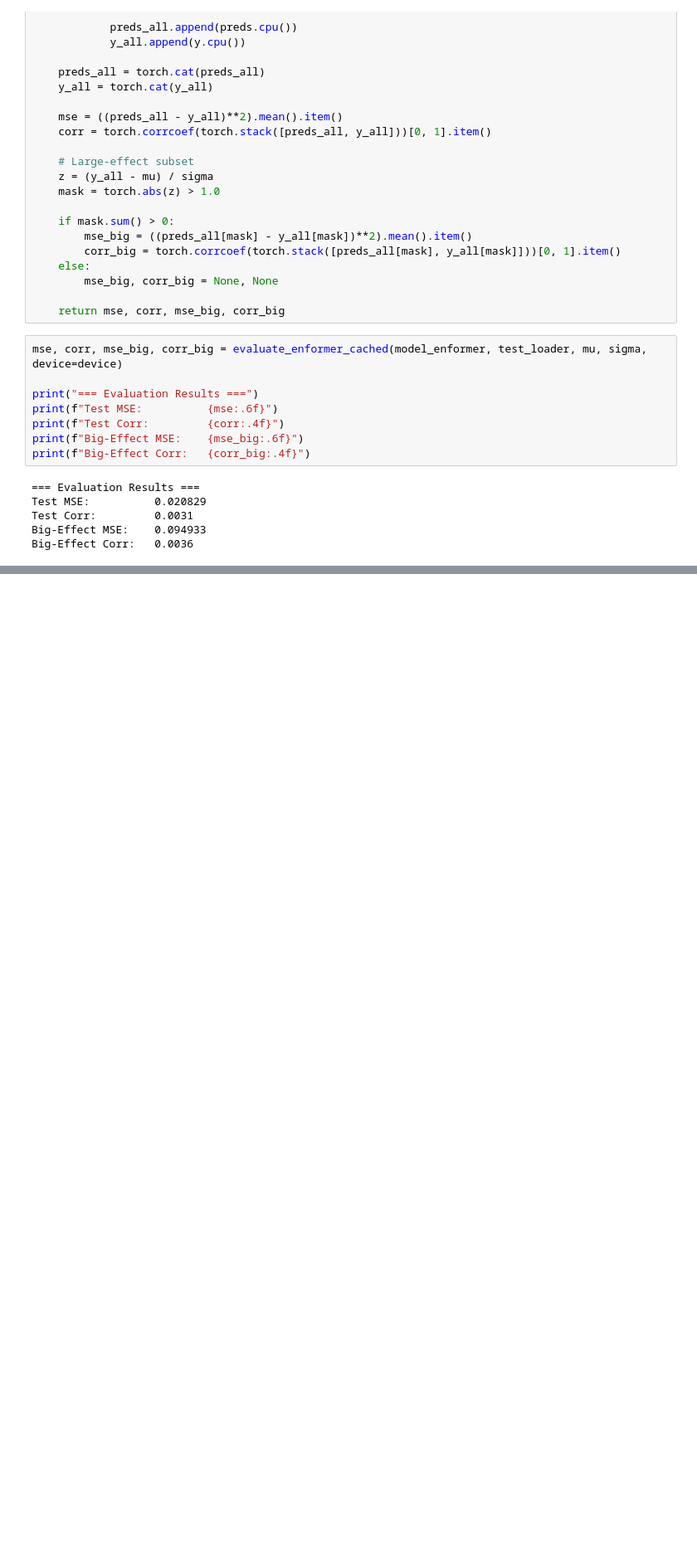
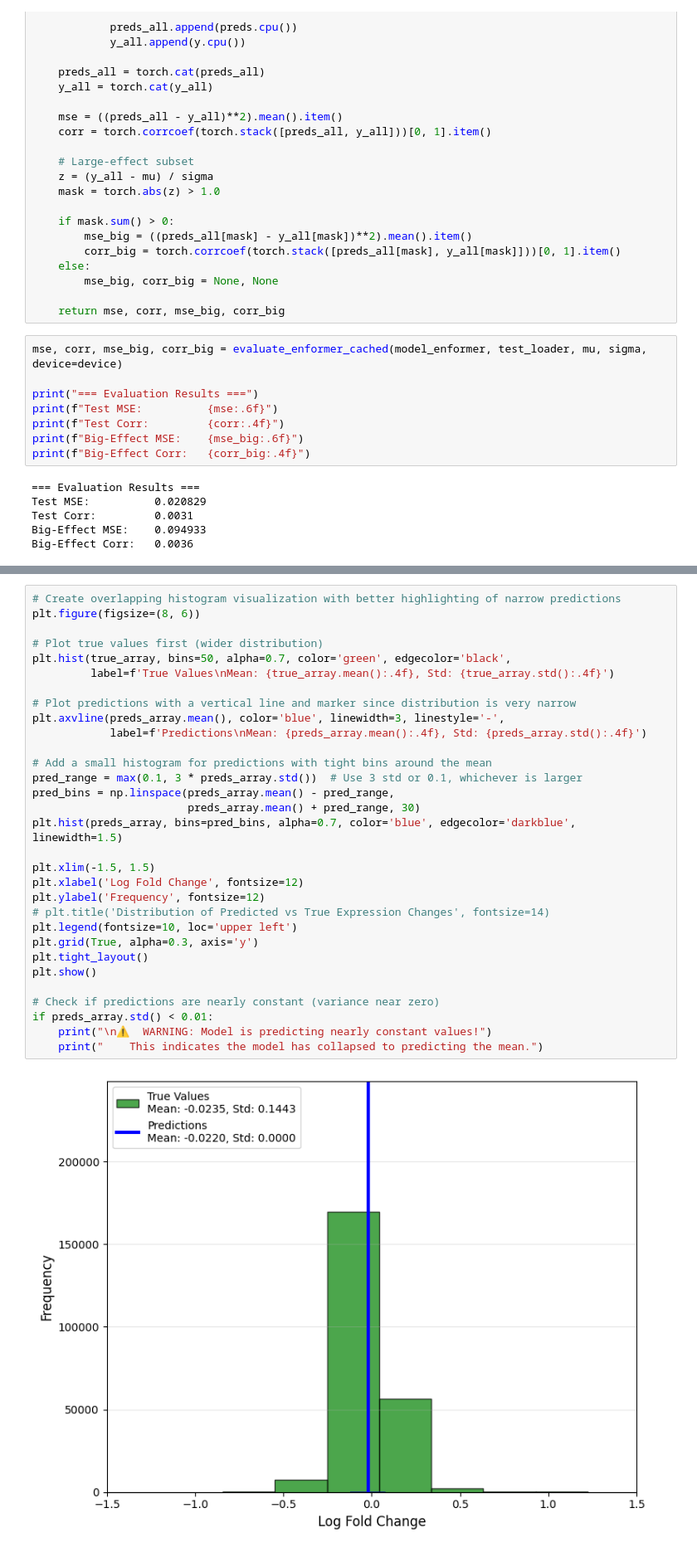
Before and after one commit to navidh86/perturbseq-10701, a Jupyter notebook: enformer_main_alternate.ipynb, the cells around one changed output, grey strips where cells are left out. Shown at 83% size. Saved outputs shown, nothing was run; the diff lists cells and outputs as text; blank space fills up the shorter version.

```diff
--- a/enformer_main_alternate.ipynb
+++ b/enformer_main_alternate.ipynb
@@ -480,0 +611,33 @@ Model saved as enformer_int_model_alternate.pt
+# %%
+# Create overlapping histogram visualization with better highlighting of narrow predictions
+plt.figure(figsize=(8, 6))
+
+# Plot true values first (wider distribution)
+plt.hist(true_array, bins=50, alpha=0.7, color='green', edgecolor='black',
+         label=f'True Values\nMean: {true_array.mean():.4f}, Std: {true_array.std():.4f}')
+
+# Plot predictions with a vertical line and marker since distribution is very narrow
+plt.axvline(preds_array.mean(), color='blue', linewidth=3, linestyle='-',
+            label=f'Predictions\nMean: {preds_array.mean():.4f}, Std: {preds_array.std():.4f}')
+
+# Add a small histogram for predictions with tight bins around the mean
+pred_range = max(0.1, 3 * preds_array.std())  # Use 3 std or 0.1, whichever is larger
+pred_bins = np.linspace(preds_array.mean() - pred_range,
+                        preds_array.mean() + pred_range, 30)
+plt.hist(preds_array, bins=pred_bins, alpha=0.7, color='blue', edgecolor='darkblue', linewidth=1.5)
+
+plt.xlim(-1.5, 1.5)
+plt.xlabel('Log Fold Change', fontsize=12)
+plt.ylabel('Frequency', fontsize=12)
+# plt.title('Distribution of Predicted vs True Expression Changes', fontsize=14)
+plt.legend(fontsize=10, loc='upper left')
+plt.grid(True, alpha=0.3, axis='y')
+plt.tight_layout()
+plt.show()
+
+# Check if predictions are nearly constant (variance near zero)
+if preds_array.std() < 0.01:
+    print("\n⚠️  WARNING: Model is predicting nearly constant values!")
+    print("    This indicates the model has collapsed to predicting the mean.")
+# %% [output]
+[figure, added]
```
Also changed, not shown: parts of 12 cells of this notebook, 5 other files.
